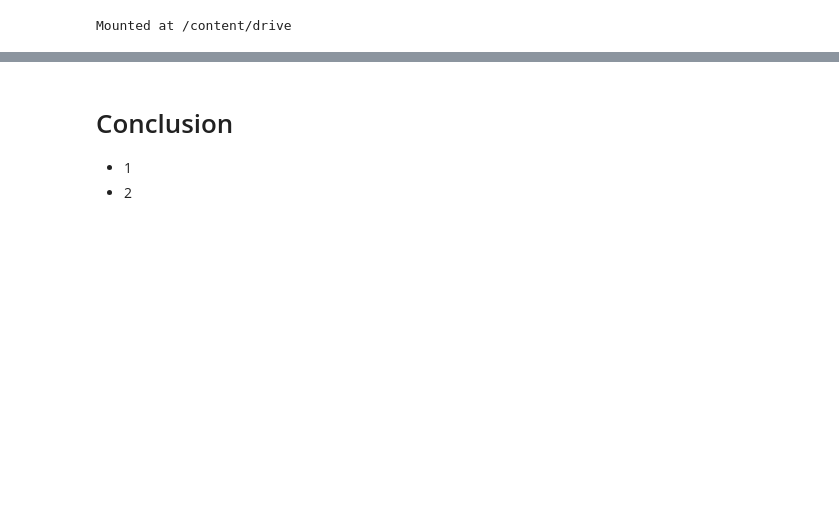
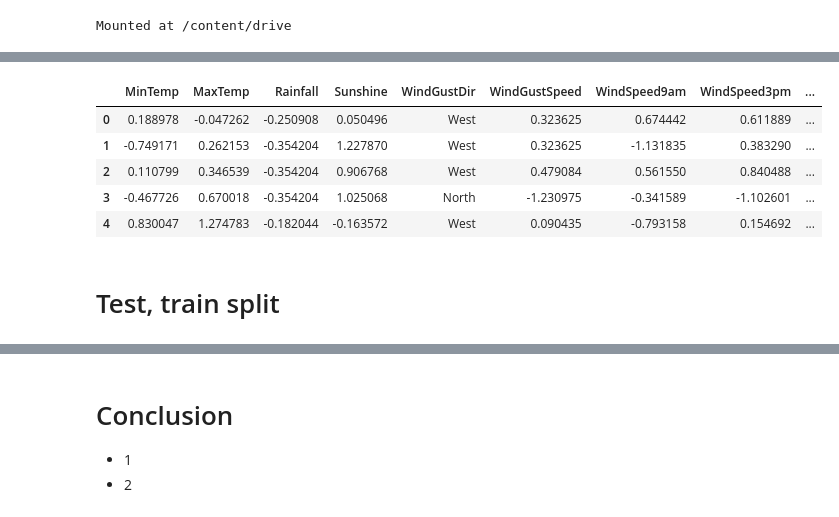
Before and after one commit to karzuan/classification_weather_australia, a Jupyter notebook: 3. modeling.ipynb, the cells around one changed output, grey strips where cells are left out. Cells and saved outputs as stored; diff of their text form; code cells hidden in the pictures; blank space fills up the shorter version.

Commit message:
started working on modeling. Created baseline model based on Naive Bayes.

```diff
--- a/3. modeling.ipynb
+++ b/3. modeling.ipynb
@@ -52,0 +142,31 @@ df.head()
+# %%
+wind_dummies3pm = pd.get_dummies(df_baseline['WindDir3pm'], prefix='WindDir3pm')
+df_baseline = pd.concat([df_baseline, wind_dummies3pm], axis=1)
+df_baseline = df_baseline.drop('WindDir3pm', axis=1)
+
+wind_dummies9am = pd.get_dummies(df_baseline['WindDir9am'], prefix='WindDir9am')
+df_baseline = pd.concat([df_baseline, wind_dummies9am], axis=1)
+df_baseline = df_baseline.drop('WindDir9am', axis=1)
+# %%
+geo_dummies = pd.get_dummies(df_baseline['Georegion'], prefix='Georegion')
+df_baseline = pd.concat([df_baseline, geo_dummies], axis=1)
+df_baseline = df_baseline.drop('Georegion', axis=1)
+# %%
+month_dummies = pd.get_dummies(df_baseline['Month'], prefix='Month')
+df_baseline = pd.concat([df_baseline, month_dummies], axis=1)
+df_baseline = df_baseline.drop('Month', axis=1)
+# %%
+season_dummies = pd.get_dummies(df_baseline['Season'], prefix='Season')
+df_baseline = pd.concat([df_baseline, season_dummies], axis=1)
+df_baseline = df_baseline.drop('Season', axis=1)
+# %%
+df_baseline.head()
+# %% [output]
+|  | MinTemp | MaxTemp | Rainfall | Sunshine | WindGustDir | WindGustSpeed | WindSpeed9am | WindSpeed3pm | ... |
+| 0 | 0.188978 | -0.047262 | -0.250908 | 0.050496 | West | 0.323625 | 0.674442 | 0.611889 | ... |
+| 1 | -0.749171 | 0.262153 | -0.354204 | 1.227870 | West | 0.323625 | -1.131835 | 0.383290 | ... |
+| 2 | 0.110799 | 0.346539 | -0.354204 | 0.906768 | West | 0.479084 | 0.561550 | 0.840488 | ... |
+| 3 | -0.467726 | 0.670018 | -0.354204 | 1.025068 | North | -1.230975 | -0.341589 | -1.102601 | ... |
+| 4 | 0.830047 | 1.274783 | -0.182044 | -0.163572 | West | 0.090435 | -0.793158 | 0.154692 | ... |
+# %% [markdown]
+# Test, train split
```
Also changed, not shown: parts of 33 cells of this notebook, 1 other file.
